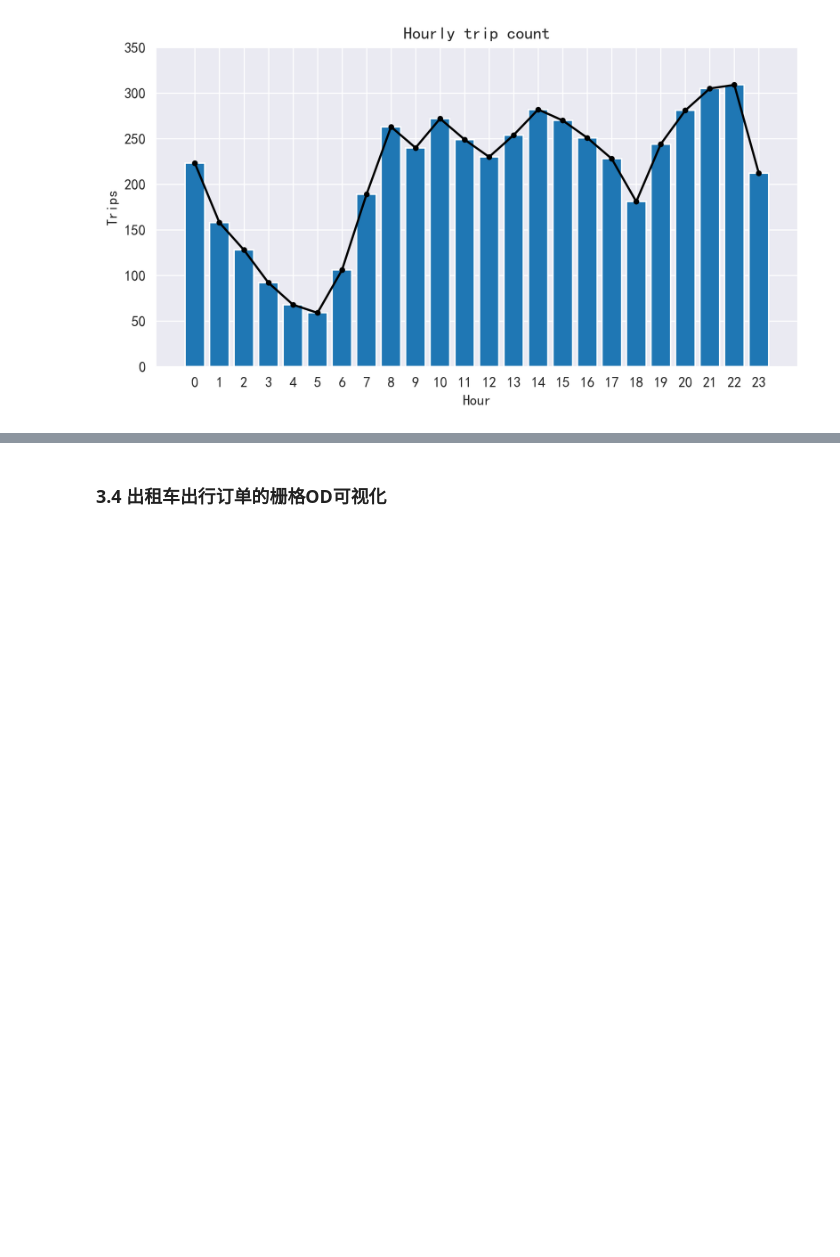
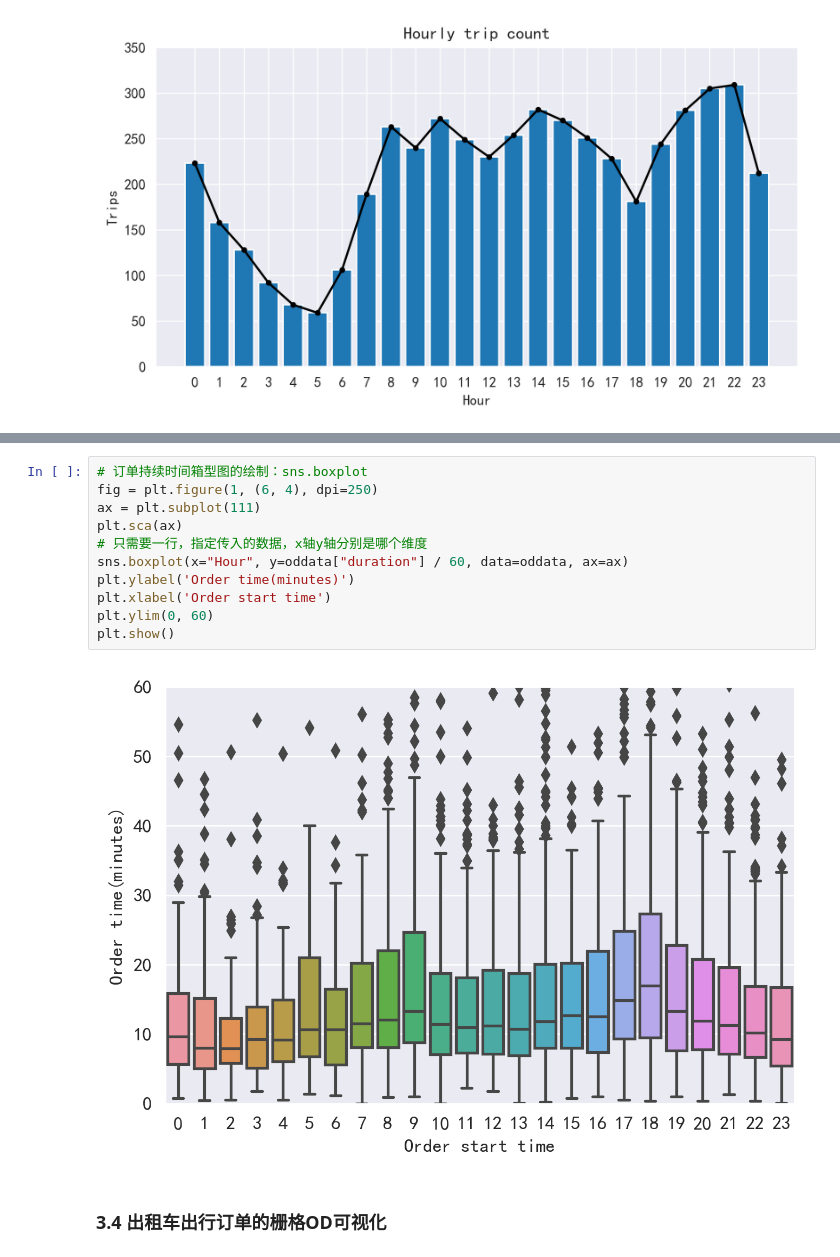
Before and after one commit to raingrain/evaluation-and-analysis-of-gps-data-for-taxi-in-shenzhen, a Jupyter notebook: src/main.ipynb, the cells around one changed output, grey strips where cells are left out. Cells and saved outputs as stored; diff of their text form; blank space fills up the shorter version.

```diff
--- a/src/main.ipynb
+++ b/src/main.ipynb
@@ -769,3 +857,16 @@ plt.show()
+# %%
+# 订单持续时间箱型图的绘制：sns.boxplot
+fig = plt.figure(1, (6, 4), dpi=250)
+ax = plt.subplot(111)
+plt.sca(ax)
+# 只需要一行，指定传入的数据，x轴y轴分别是哪个维度
+sns.boxplot(x="Hour", y=oddata["duration"] / 60, data=oddata, ax=ax)
+plt.ylabel('Order time(minutes)')
+plt.xlabel('Order start time')
+plt.ylim(0, 60)
+plt.show()
+# %% [output]
+[figure, added]
 # %% [markdown]
 ### 3.4 出租车出行订单的栅格OD可视化
 # %% [markdown]
```
Also changed, not shown: parts of 6 cells of this notebook.
